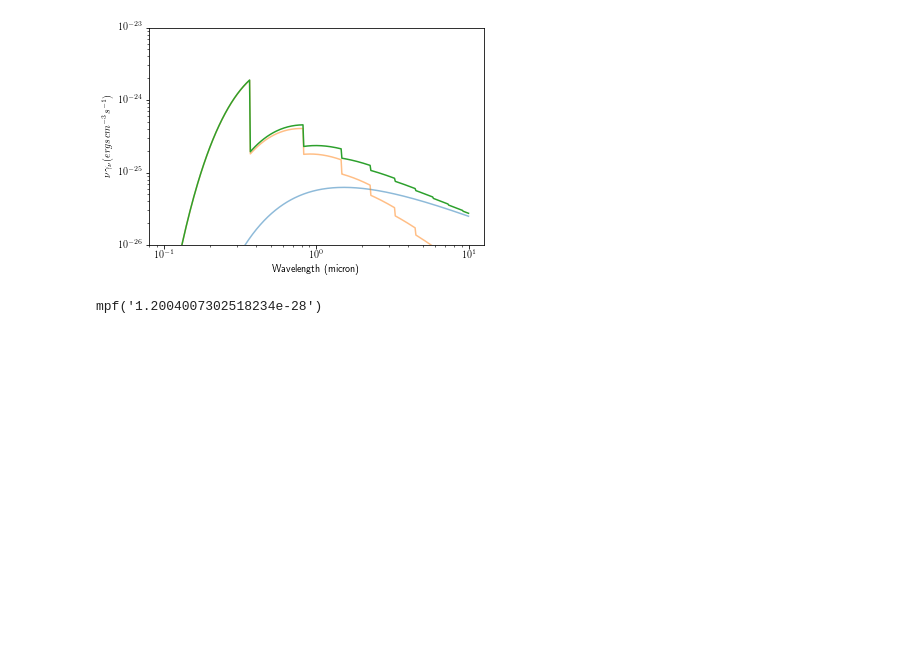
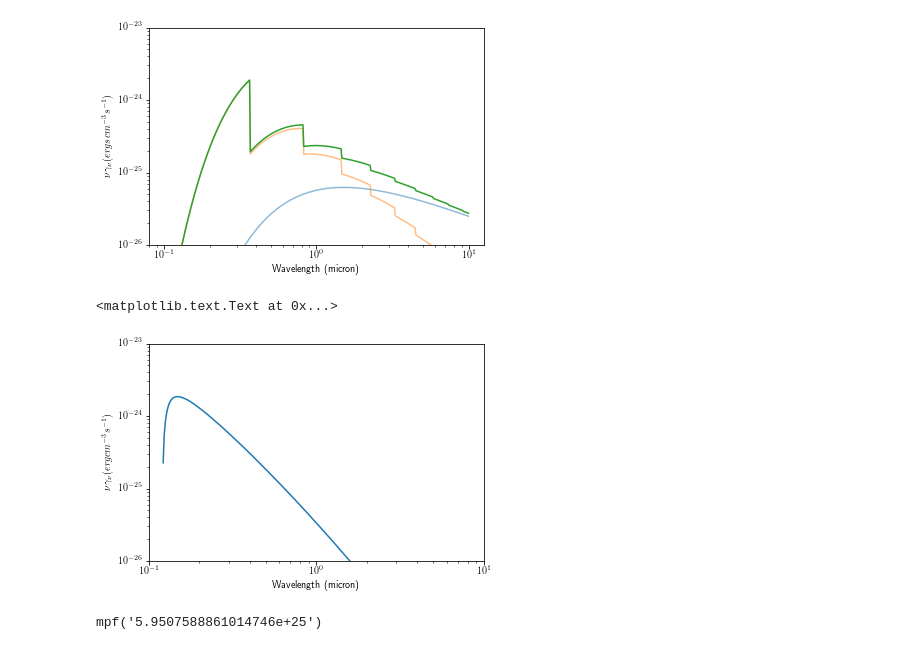
Before and after one commit to goyarzun/RadiationProject, a Jupyter notebook: Get Out.ipynb, the cells around one changed output. Saved outputs shown, nothing was run; the diff lists cells and outputs as text; code cells hidden in the pictures; blank space fills up the shorter version.

```diff
--- a/Get Out.ipynb
+++ b/Get Out.ipynb
@@ -283,6 +283,44 @@ plt.xlabel('Wavelength (micron)')
 # %% [output]
 <matplotlib.text.Text at 0x...>
 [figure]
+# %%
+import scipy.interpolate
+nu_table=(10**14)*np.array([1E-26,1.23,2.47,3.70,4.93,6.17,7.40,8.64,9.87,11.10,12.34]) #10^14 Hz
+nug_nu=(10**-12)*np.array([0,0.0373,0.242,0.679,1.37,2.33,3.55,5.01,6.69,8.59,10.6])
+
+g_nu=nug_nu/nu_table
+#Interpolate points on table.
+gnu_interp=scipy.interpolate.interp1d(nu_table,g_nu,kind='cubic')
+# %%
+alpha_eff=0.838E-13 #cm^3 * s^-1
+A_2= 8.23 #s^-1
+q_p=2.51E-4 + 2.23E-4 #cm^3 * s^-1
+q_e=0.22E-4 + 0.35E-4 #cm^3 * s^-1
+nu_12=2*1.234E15
+# %%
+def gamma_nu(nu_arr, n_p, n_e):
+    gammas=[]
+    denom=1+((n_p*q_p+n_e*q_p)/A_2)
+    for nu in nu_arr:
+        if nu <= nu_12/2:
+            g_nu=gnu_interp(nu)
+            gammas.append((alpha_eff)*g_nu/denom)
+        elif nu > nu_12/2:
+            g_nu2=(nu/(nu_12-nu))*gnu_interp(nu_12-nu)
+            gammas.append((alpha_eff)*g_nu2/denom)
+    return gammas
+# %%
+nu_arr=np.logspace(np.log10(1.23E14),np.log10(2.467e15),200)
+gamma_nu_arr=gamma_nu(nu_arr,0,0)
+# %%
+plt.loglog(3E14/np.logspace(np.log10(1.23e14),np.log10(2.467e15),200), nu_arr*gamma_nu_arr)
+plt.ylabel(r'$\nu \gamma_{\nu} (erg cm^{-3}s^{-1})$')
+plt.ylim(1e-26,1e-23)
+plt.xlim(0.1,10)
+plt.xlabel('Wavelength (micron)')
+# %% [output]
+<matplotlib.text.Text at 0x...>
+[figure, added]
 # %%
 alpha_B = 2.6e-13 #cm^3 s^-1 for 10^4K only!
 # %%
@@ -293,5 +331,5 @@ def nebular_continuum_emission(n, Z, nu, T, n_i, n_e, f_esc, N_LyC):
     return (j_fb + j_ff + j_2q) / alpha_B * (1 - f_esc) * N_LyC
-# %%
-nebular_continuum_emission(20, 1, 3e14, 10000, 1, 1, .5, 1)
-# %% [output]
-mpf('1.2004007302518234e-28')
+# %%
+nebular_continuum_emission(20, 1, 1e15, 10000, 1e4, 1e2, 0, 1e52)
+# %% [output]
+mpf('5.9507588861014746e+25')
```
Also changed, not shown: parts of 15 cells of this notebook, 1 other file.
